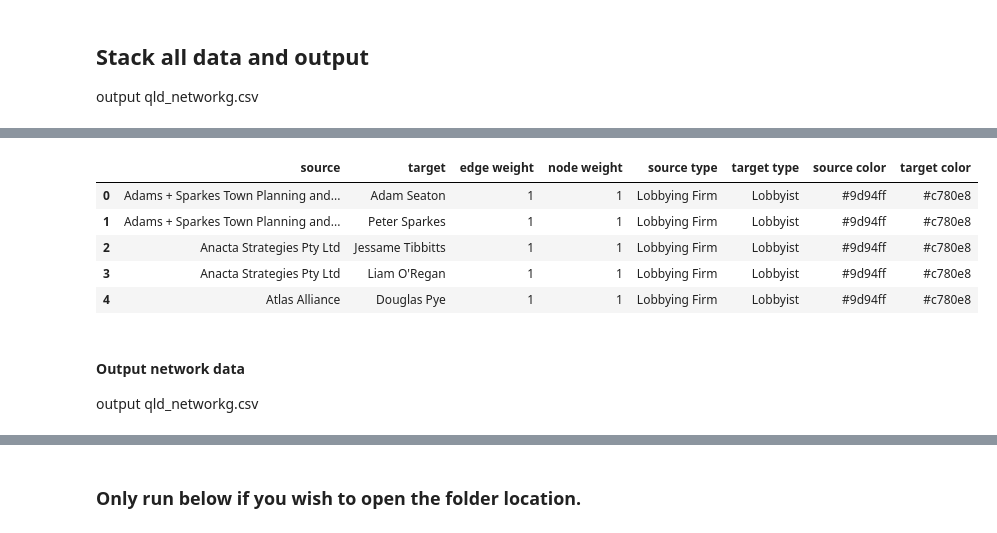
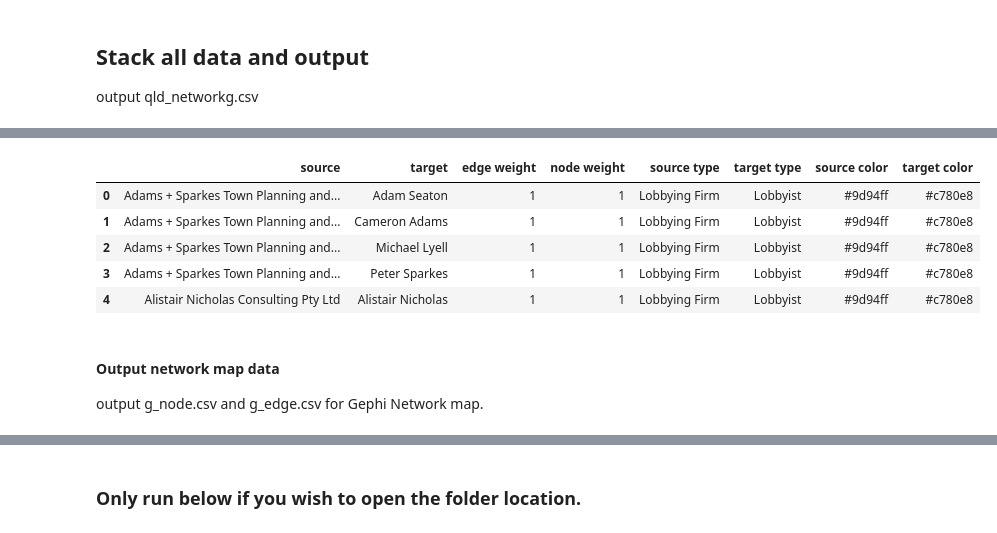
Before and after one commit to ryananalytix/government_transparency, a Jupyter notebook: NN_data_pipeline.ipynb, the cells around one changed output, grey strips where cells are left out. Saved outputs shown, nothing was run; the diff lists cells and outputs as text; code cells hidden in the pictures.

```diff
--- a/NN_data_pipeline.ipynb
+++ b/NN_data_pipeline.ipynb
@@ -743,14 +882,17 @@ map_dat.head()
 # %%
 map_dat = map_dat[['source', 'target', 'edge weight', 'node weight',
                    'source type', 'target type', 'source color', 'target color']]
+
+map_dat["edge weight"] = map_dat["edge weight"].astype(int)
+map_dat["node weight"] = map_dat["node weight"].astype(int)
 map_dat.head()
 # %% [output]
 |  | source | target | edge weight | node weight | source type | target type | source color | target color |
 | 0 | Adams + Sparkes Town Planning and... | Adam Seaton | 1 | 1 | Lobbying Firm | Lobbyist | #9d94ff | #c780e8 |
-| 1 | Adams + Sparkes Town Planning and... | Peter Sparkes | 1 | 1 | Lobbying Firm | Lobbyist | #9d94ff | #c780e8 |
-| 2 | Anacta Strategies Pty Ltd | Jessame Tibbitts | 1 | 1 | Lobbying Firm | Lobbyist | #9d94ff | #c780e8 |
-| 3 | Anacta Strategies Pty Ltd | Liam O'Regan | 1 | 1 | Lobbying Firm | Lobbyist | #9d94ff | #c780e8 |
-| 4 | Atlas Alliance | Douglas Pye | 1 | 1 | Lobbying Firm | Lobbyist | #9d94ff | #c780e8 |
+| 1 | Adams + Sparkes Town Planning and... | Cameron Adams | 1 | 1 | Lobbying Firm | Lobbyist | #9d94ff | #c780e8 |
+| 2 | Adams + Sparkes Town Planning and... | Michael Lyell | 1 | 1 | Lobbying Firm | Lobbyist | #9d94ff | #c780e8 |
+| 3 | Adams + Sparkes Town Planning and... | Peter Sparkes | 1 | 1 | Lobbying Firm | Lobbyist | #9d94ff | #c780e8 |
+| 4 | Alistair Nicholas Consulting Pty Ltd | Alistair Nicholas | 1 | 1 | Lobbying Firm | Lobbyist | #9d94ff | #c780e8 |
 # %% [markdown]
-#### Output network data
-output qld_networkg.csv
+#### Output network map data
+output g_node.csv and g_edge.csv for Gephi Network map.
```
Also changed, not shown: parts of 22 cells of this notebook, 5 other files.
